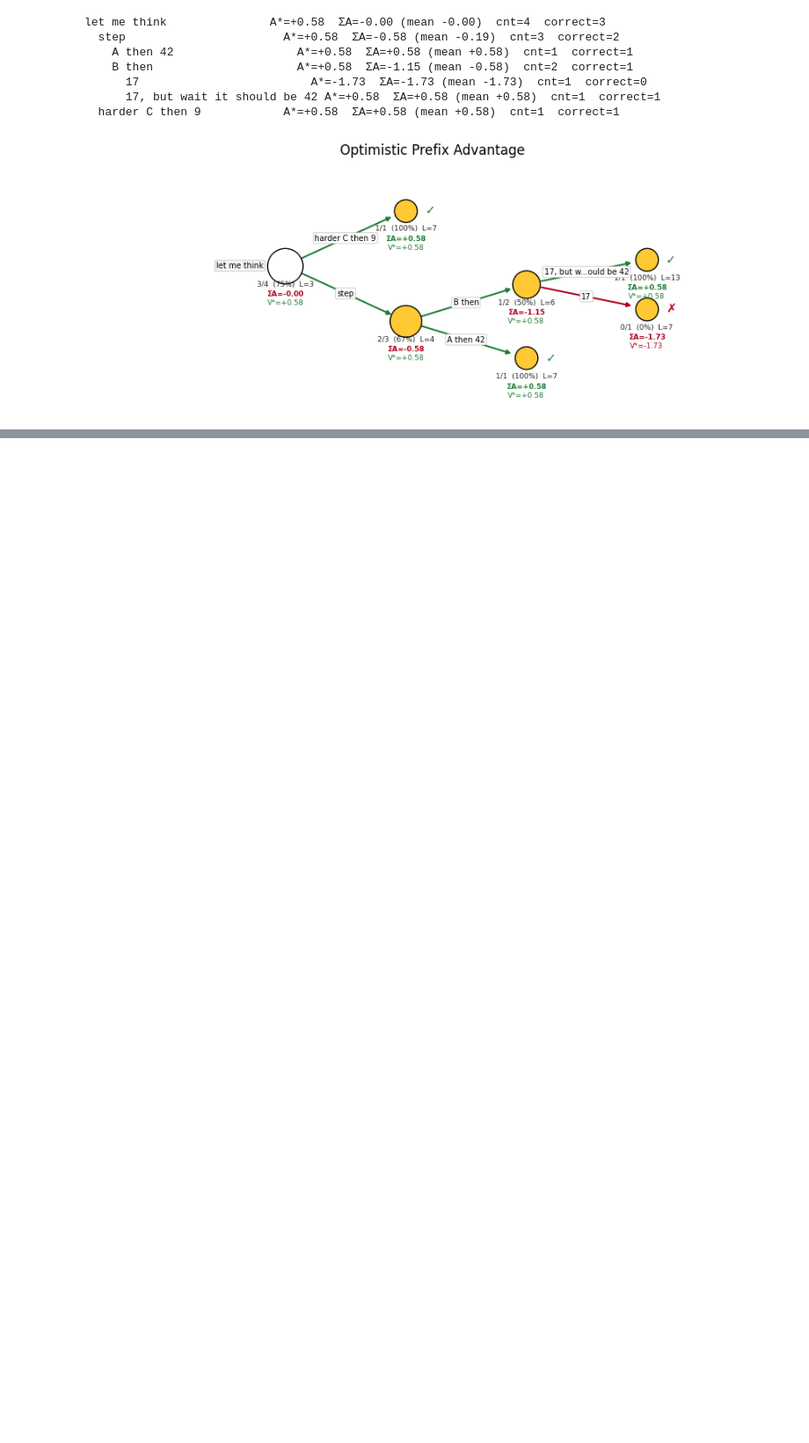
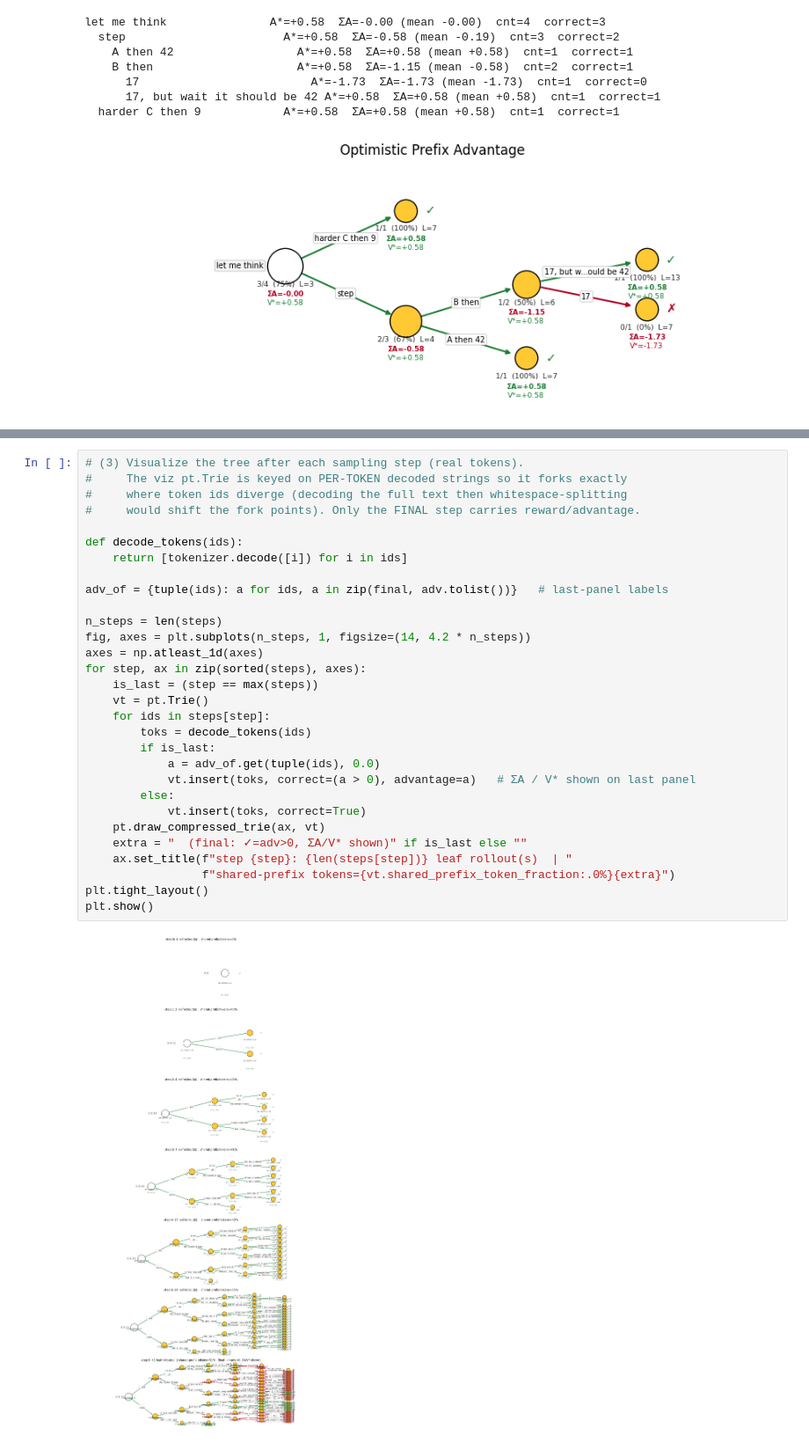
Before and after one commit to fangyuan-ksgk/arl, a Jupyter notebook: tree_reward.ipynb, the cells around one changed output, grey strips where cells are left out. Shown at 88% size. Cells and saved outputs as stored; diff of their text form; blank space fills up the shorter version.

```diff
--- a/tree_reward.ipynb
+++ b/tree_reward.ipynb
@@ -186,0 +301,32 @@ adv_token.shape = (4, 13)  (Bp, T), padding = 0
+# %%
+# (3) Visualize the tree after each sampling step (real tokens).
+#     The viz pt.Trie is keyed on PER-TOKEN decoded strings so it forks exactly
+#     where token ids diverge (decoding the full text then whitespace-splitting
+#     would shift the fork points). Only the FINAL step carries reward/advantage.
+
+def decode_tokens(ids):
+    return [tokenizer.decode([i]) for i in ids]
+
+adv_of = {tuple(ids): a for ids, a in zip(final, adv.tolist())}   # last-panel labels
+
+n_steps = len(steps)
+fig, axes = plt.subplots(n_steps, 1, figsize=(14, 4.2 * n_steps))
+axes = np.atleast_1d(axes)
+for step, ax in zip(sorted(steps), axes):
+    is_last = (step == max(steps))
+    vt = pt.Trie()
+    for ids in steps[step]:
+        toks = decode_tokens(ids)
+        if is_last:
+            a = adv_of.get(tuple(ids), 0.0)
+            vt.insert(toks, correct=(a > 0), advantage=a)   # ΣA / V* shown on last panel
+        else:
+            vt.insert(toks, correct=True)
+    pt.draw_compressed_trie(ax, vt)
+    extra = "  (final: ✓=adv>0, ΣA/V* shown)" if is_last else ""
+    ax.set_title(f"step {step}: {len(steps[step])} leaf rollout(s)  | "
+                 f"shared-prefix tokens={vt.shared_prefix_token_fraction:.0%}{extra}")
+plt.tight_layout()
+plt.show()
+# %% [output]
+[figure, added]
```
Also changed, not shown: parts of 9 cells of this notebook, 3 other files.
